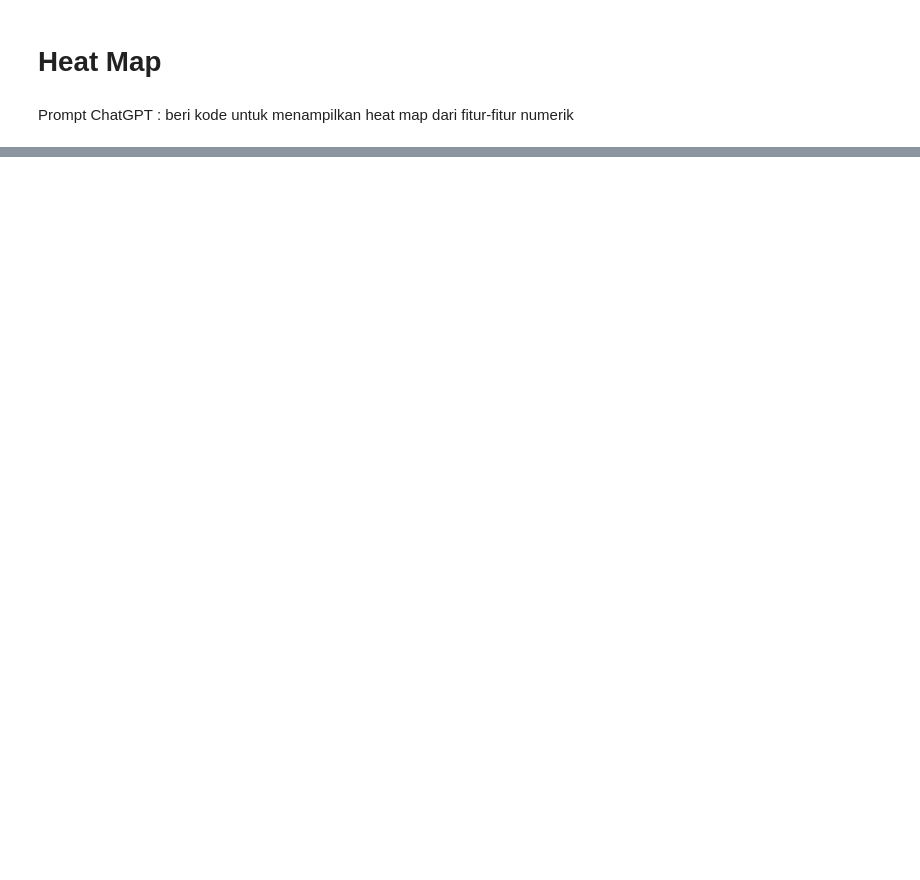
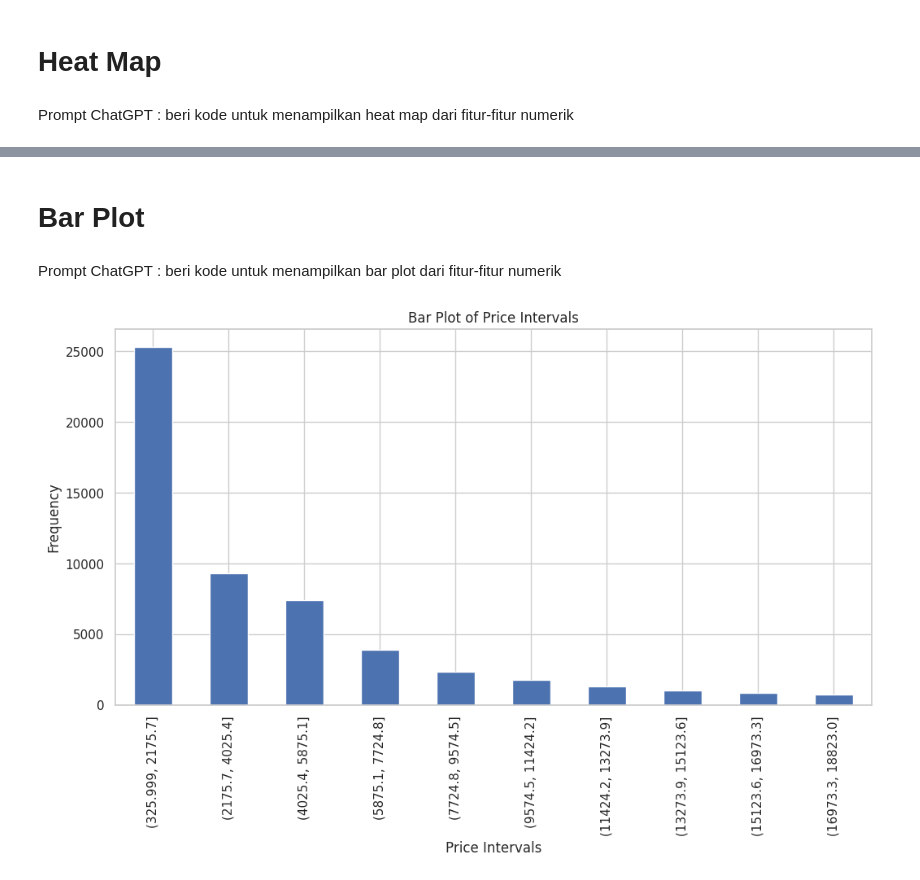
Before and after one commit to delonfadhil/MachineLearningTasks, a Jupyter notebook: 4thWeekTasks/4_Data_Visualization.ipynb, the cells around one changed output, grey strips where cells are left out. Saved outputs shown, nothing was run; the diff lists cells and outputs as text; code cells hidden in the pictures; blank space fills up the shorter version.

```diff
--- a/4thWeekTasks/4_Data_Visualization.ipynb
+++ b/4thWeekTasks/4_Data_Visualization.ipynb
@@ -155,0 +183,27 @@ plt.show()
+# %% [markdown]
+# Bar Plot
+# %% [markdown]
+Prompt ChatGPT : beri kode untuk menampilkan bar plot dari fitur-fitur numerik
+# %%
+# Menentukan jumlah interval dan menghitung interval lebar
+num_bins = 10
+bin_width = (df['price'].max() - df['price'].min()) / num_bins
+
+# Membuat interval
+bins = [df['price'].min() + i * bin_width for i in range(num_bins+1)]
+
+# Mengelompokkan nilai price ke dalam interval
+df['price_bin'] = pd.cut(df['price'], bins=bins, include_lowest=True)
+
+# Menghitung frekuensi setiap interval
+bar_data = df['price_bin'].value_counts().sort_index()
+
+# Membuat bar plot
+plt.figure(figsize=(12, 6))
+bar_data.plot(kind='bar')
+plt.xlabel('Price Intervals')
+plt.ylabel('Frequency')
+plt.title('Bar Plot of Price Intervals')
+plt.show()
+# %% [output]
+[figure, added]
```
Also changed, not shown: parts of 7 cells of this notebook.
